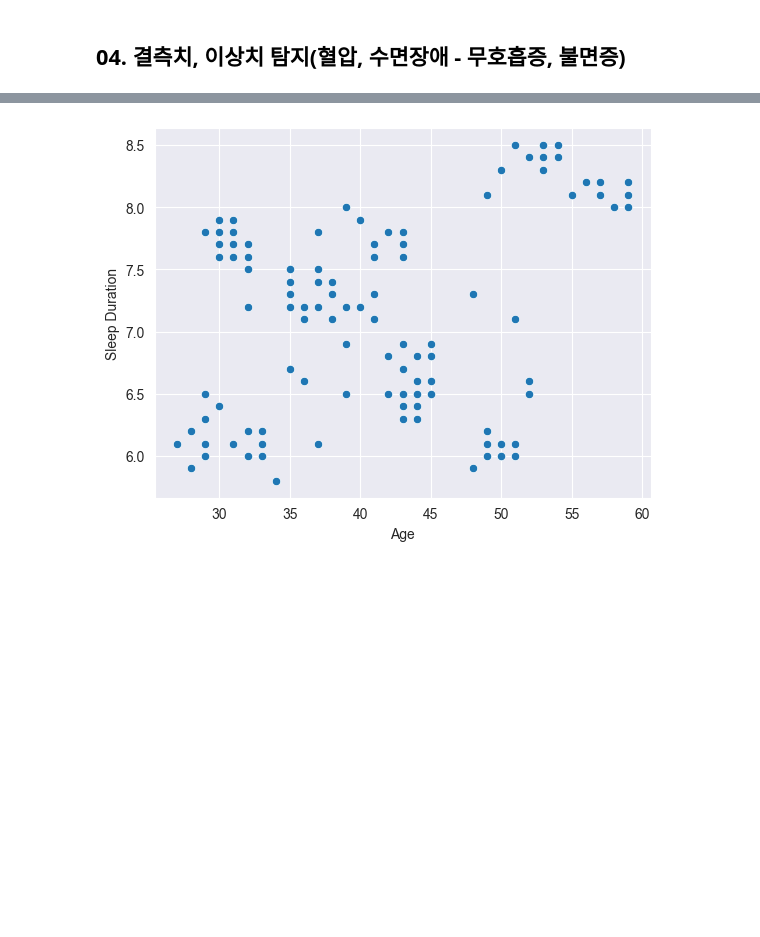
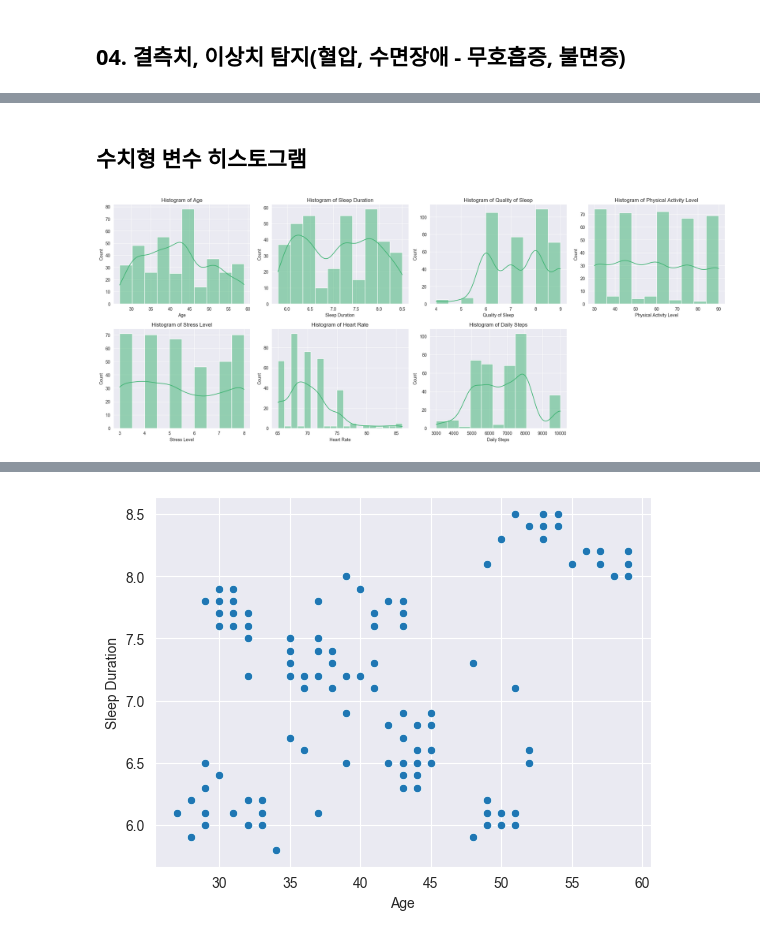
Before and after one commit to ParkVitna/SKN14-EDA-1Team, a Jupyter notebook: ParkVitna/EDA.ipynb, the cells around one changed output, grey strips where cells are left out. Drawn from its saved outputs; the diff is of its cells as text; code cells hidden in the pictures; blank space fills up the shorter version.

```diff
--- a/ParkVitna/EDA.ipynb
+++ b/ParkVitna/EDA.ipynb
@@ -135,0 +140,17 @@ plt.show()
+# %% [markdown]
+## 수치형 변수 히스토그램
+# %%
+n = len(num_cols)
+rows = (n // 4) + (n % 4 > 0)
+plt.figure(figsize=(20, 4 * rows))
+
+for i, col in enumerate(num_cols, 1):
+    plt.subplot(rows, 4, i)
+    sns.histplot(df[col], kde=True, color='mediumseagreen')
+    plt.title(f"Histogram of {col}")
+    plt.xlabel(col)
+    plt.tight_layout()
+
+plt.show()
+# %% [output]
+[figure, added]
```
Also changed, not shown: parts of 27 cells of this notebook.
